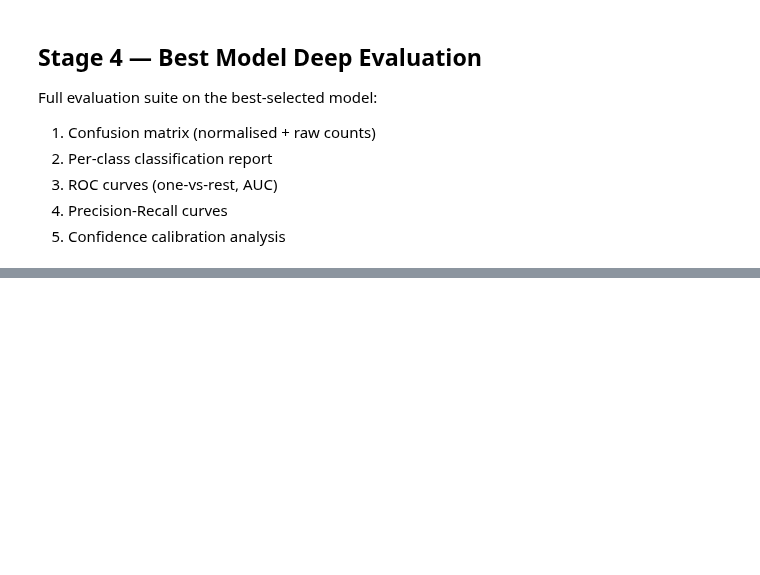
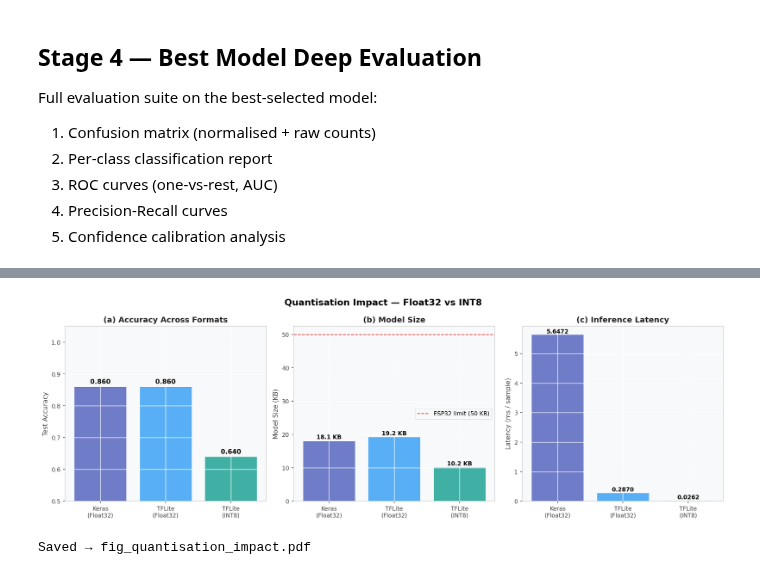
Before and after one commit to prajwal816/BorderIntrusion-Paper, a Jupyter notebook: 03-TinyML-Model.ipynb, the cells around one changed output, grey strips where cells are left out. Drawn from its saved outputs; the diff is of its cells as text; code cells hidden in the pictures; blank space fills up the shorter version.

Commit message:
Kaggle Notebook | Border-03-TinyML-Model | Version 3

```diff
--- a/03-TinyML-Model.ipynb
+++ b/03-TinyML-Model.ipynb
@@ -602,0 +805,56 @@ print("Saved → fig_confidence.pdf")
+# %%
+%matplotlib inline
+
+fig, axes = plt.subplots(1, 3, figsize=(15, 5))
+fig.suptitle("Quantisation Impact — Float32 vs INT8",
+             fontsize=14, fontweight="bold")
+
+formats     = ["Keras\n(Float32)", "TFLite\n(Float32)", "TFLite\n(INT8)"]
+accs        = [comp_df.loc[BEST_MODEL_NAME, "Test_Acc"], acc_f32, acc_int8]
+sizes       = [comp_df.loc[BEST_MODEL_NAME, "Flash_f32_KB"], f32_size, int8_size]
+latencies   = [comp_df.loc[BEST_MODEL_NAME, "Latency_ms"], lat_f32, lat_int8]
+bar_cols    = ["#5C6BC0", "#42A5F5", "#26A69A"]
+
+# (a) Accuracy
+ax = axes[0]
+bars = ax.bar(formats, accs, color=bar_cols, alpha=0.88,
+              edgecolor="white", linewidth=0.5)
+ax.set_ylim(0.5, 1.05)
+ax.set_ylabel("Test Accuracy"); ax.set_title("(a) Accuracy Across Formats")
+for b in bars:
+    ax.text(b.get_x() + b.get_width()/2, b.get_height() + 0.005,
+            f"{b.get_height():.3f}", ha="center", va="bottom",
+            fontsize=10, fontweight="bold")
+paper_axes(ax)
+
+# (b) Model size
+ax = axes[1]
+bars = ax.bar(formats, sizes, color=bar_cols, alpha=0.88,
+              edgecolor="white", linewidth=0.5)
+ax.axhline(50, color="#E53935", linewidth=1.2, linestyle="--",
+           label="ESP32 limit (50 KB)")
+ax.set_ylabel("Model Size (KB)"); ax.set_title("(b) Model Size")
+for b in bars:
+    ax.text(b.get_x() + b.get_width()/2, b.get_height() + 0.2,
+            f"{b.get_height():.1f} KB", ha="center", va="bottom",
+            fontsize=9, fontweight="bold")
+ax.legend(); paper_axes(ax)
+
+# (c) Latency
+ax = axes[2]
+bars = ax.bar(formats, latencies, color=bar_cols, alpha=0.88,
+              edgecolor="white", linewidth=0.5)
+ax.set_ylabel("Latency (ms / sample)"); ax.set_title("(c) Inference Latency")
+for b in bars:
+    ax.text(b.get_x() + b.get_width()/2, b.get_height() + 0.0001,
+            f"{b.get_height():.4f}", ha="center", va="bottom",
+            fontsize=9, fontweight="bold")
+paper_axes(ax)
+
+plt.tight_layout()
+plt.savefig(f"{FIGURES_PATH}/fig_quantisation_impact.pdf")
+plt.show()
+print("Saved → fig_quantisation_impact.pdf")
+# %% [output]
+[figure, added]
+Saved → fig_quantisation_impact.pdf
```
Also changed, not shown: parts of 15 cells of this notebook.
